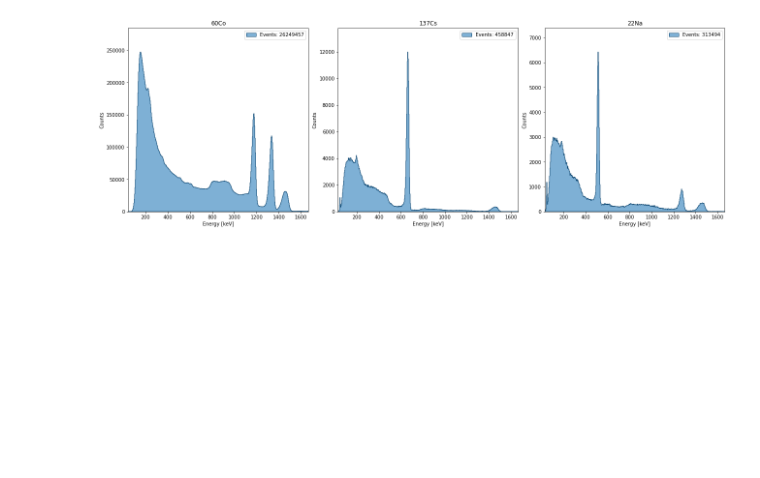
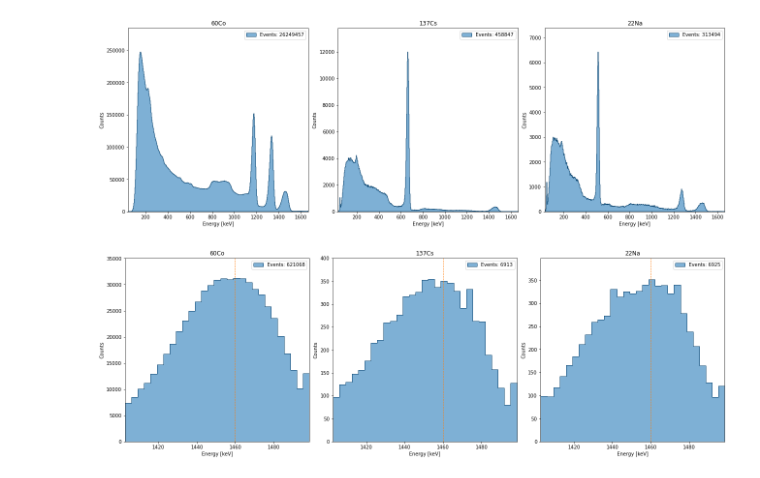
Before and after one commit to niklai99/advanced-laboratory, a Jupyter notebook: cn-calib/labr_a_calib.ipynb, the cells around one changed output. Saved outputs shown, nothing was run; the diff lists cells and outputs as text; code cells hidden in the pictures; blank space fills up the shorter version.

```diff
--- a/cn-calib/labr_a_calib.ipynb
+++ b/cn-calib/labr_a_calib.ipynb
@@ -150,7 +176,7 @@ plt.show()
 # %%
 # save the linear parameters without error
-with open(f"{parameters_path}{name}_linear_parameters.txt", "w") as f:
-    f.write(f"{par[0]} {par[1]}")
+with open(f"{parameters_path}{name}_parabolic_parameters.txt", "w") as f:
+    f.write(f"{par[0]} {par[1]} {par[2]}")
 # %% [markdown]
 ## Calibrated spectra for the labr_a detector
 # %%
@@ -190,3 +216,33 @@ for i, source in enumerate(SOURCE_LIST):
 plt.show()
 # %% [output]
 [figure]
+# %%
+E_K = 1460
+
+fig = plt.figure(figsize=(18, 6), constrained_layout=True)
+
+for i, source in enumerate(SOURCE_LIST):
+    x, y = LaBr3_A.get_energy_histogram(source)
+    x_cal = (x - q)/m
+
+    e_filter = (x_cal > 1400) & (x_cal < 1500)
+    ax = plot_energy_spectrum(
+            x             = x_cal,
+            y             = y,
+            energy_filter = e_filter,
+            bins          = x_cal[e_filter],
+            fig           = fig,
+            title         = f"{source}",
+            xlabel        = "Energy [keV]",
+            nrows         = 1,
+            ncols         = 3,
+            idx           = 1+i,
+            label         = f"Events: {np.sum(y[e_filter]):.0f}"
+        )
+    ax.legend()
+
+    ax.axvline(E_K, color="tab:orange", linestyle="dashed", linewidth=1)
+
+plt.show()
+# %% [output]
+[figure, added]
```
Also changed, not shown: parts of 4 cells of this notebook, 16 other files.
